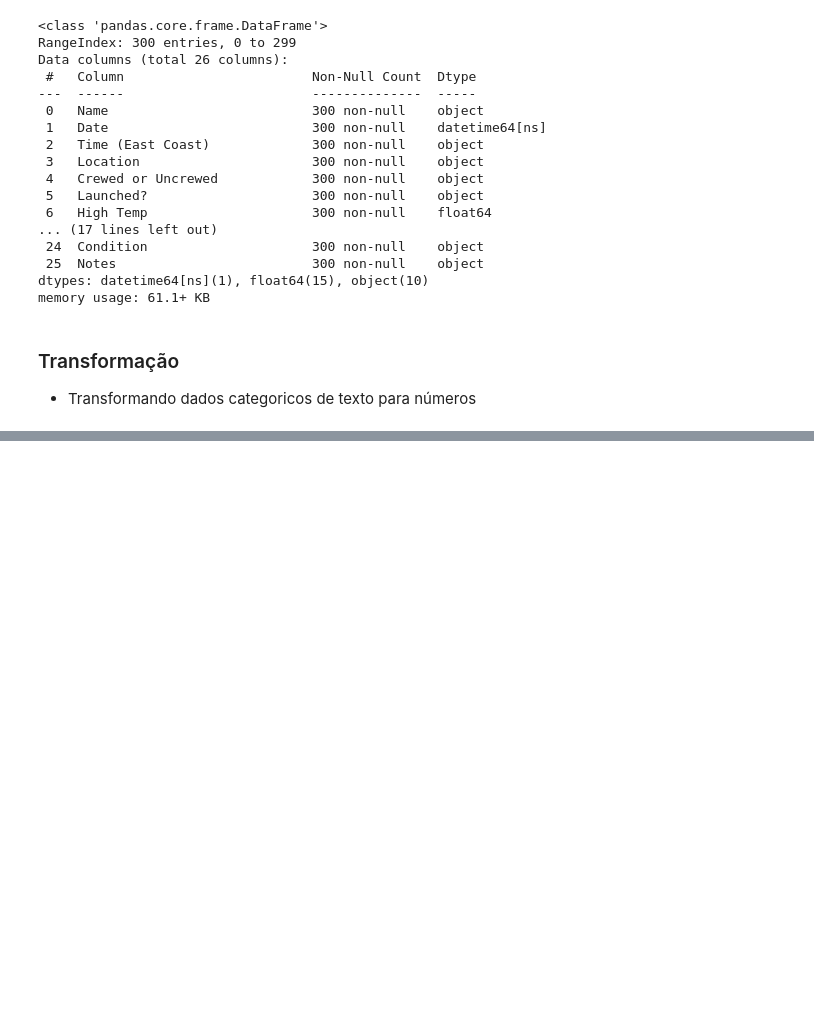
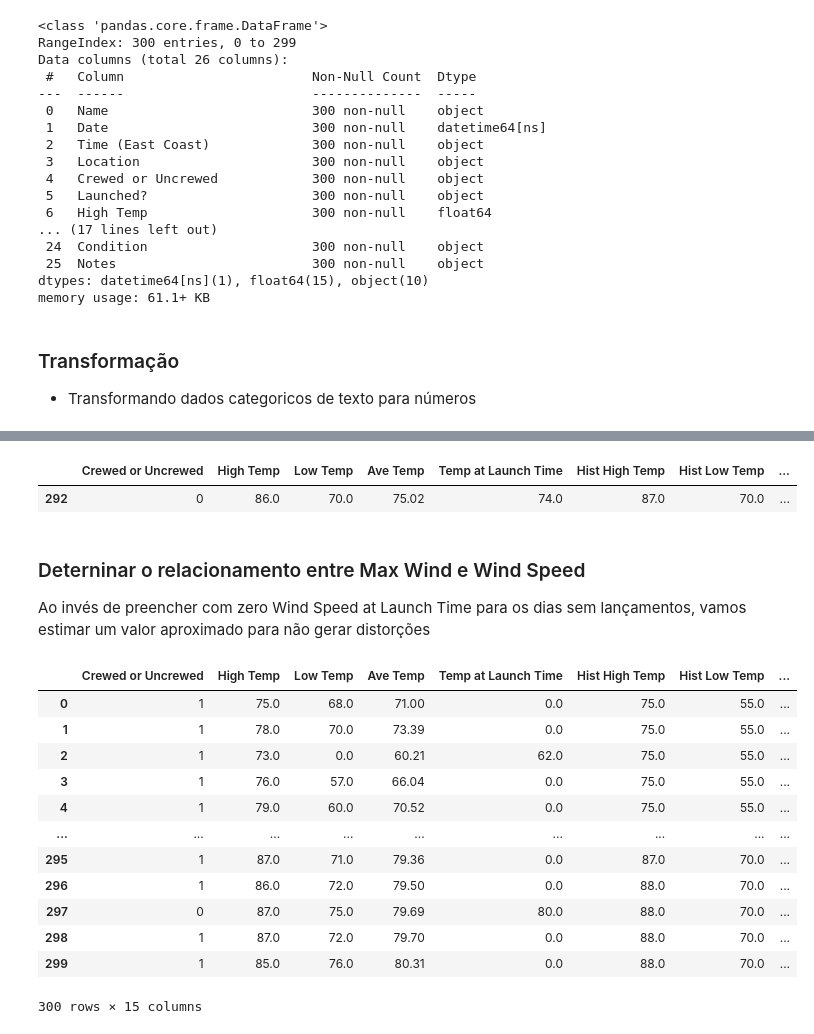
Before and after one commit to leandrobarbieri/ml-basics, a Jupyter notebook: Predict_rocket_launch_delays_with_machine_learning.ipynb, the cells around one changed output, grey strips where cells are left out. Drawn from its saved outputs; the diff is of its cells as text; code cells hidden in the pictures; blank space fills up the shorter version.

```diff
--- a/Predict_rocket_launch_delays_with_machine_learning.ipynb
+++ b/Predict_rocket_launch_delays_with_machine_learning.ipynb
@@ -200,0 +306,27 @@ dados.head()
+# %%
+# Analisando um cenário do único caso onde não houve lançamento com Wind Speed maior que 1
+wind_speed = dados['Wind Speed at Launch Time'] > 1
+max_wind = dados['Max Wind Speed'] > 30.5
+dados[wind_speed &  max_wind]
+# %% [output]
+|  | Crewed or Uncrewed | High Temp | Low Temp | Ave Temp | Temp at Launch Time | Hist High Temp | Hist Low Temp | ... |
+| 292 | 0 | 86.0 | 70.0 | 75.02 | 74.0 | 87.0 | 70.0 | ... |
+# %% [markdown]
+### Deterninar o relacionamento entre Max Wind e Wind Speed
+Ao invés de preencher com zero Wind Speed at Launch Time para os dias sem lançamentos, vamos estimar um valor aproximado para não gerar distorções
+# %%
+dados
+# %% [output]
+|  | Crewed or Uncrewed | High Temp | Low Temp | Ave Temp | Temp at Launch Time | Hist High Temp | Hist Low Temp | ... |
+| 0 | 1 | 75.0 | 68.0 | 71.00 | 0.0 | 75.0 | 55.0 | ... |
+| 1 | 1 | 78.0 | 70.0 | 73.39 | 0.0 | 75.0 | 55.0 | ... |
+| 2 | 1 | 73.0 | 0.0 | 60.21 | 62.0 | 75.0 | 55.0 | ... |
+| 3 | 1 | 76.0 | 57.0 | 66.04 | 0.0 | 75.0 | 55.0 | ... |
+| 4 | 1 | 79.0 | 60.0 | 70.52 | 0.0 | 75.0 | 55.0 | ... |
+| ... | ... | ... | ... | ... | ... | ... | ... | ... |
+| 295 | 1 | 87.0 | 71.0 | 79.36 | 0.0 | 87.0 | 70.0 | ... |
+| 296 | 1 | 86.0 | 72.0 | 79.50 | 0.0 | 88.0 | 70.0 | ... |
+| 297 | 0 | 87.0 | 75.0 | 79.69 | 80.0 | 88.0 | 70.0 | ... |
+| 298 | 1 | 87.0 | 72.0 | 79.70 | 0.0 | 88.0 | 70.0 | ... |
+| 299 | 1 | 85.0 | 76.0 | 80.31 | 0.0 | 88.0 | 70.0 | ... |
+300 rows × 15 columns
```
Also changed, not shown: parts of 31 cells of this notebook.
